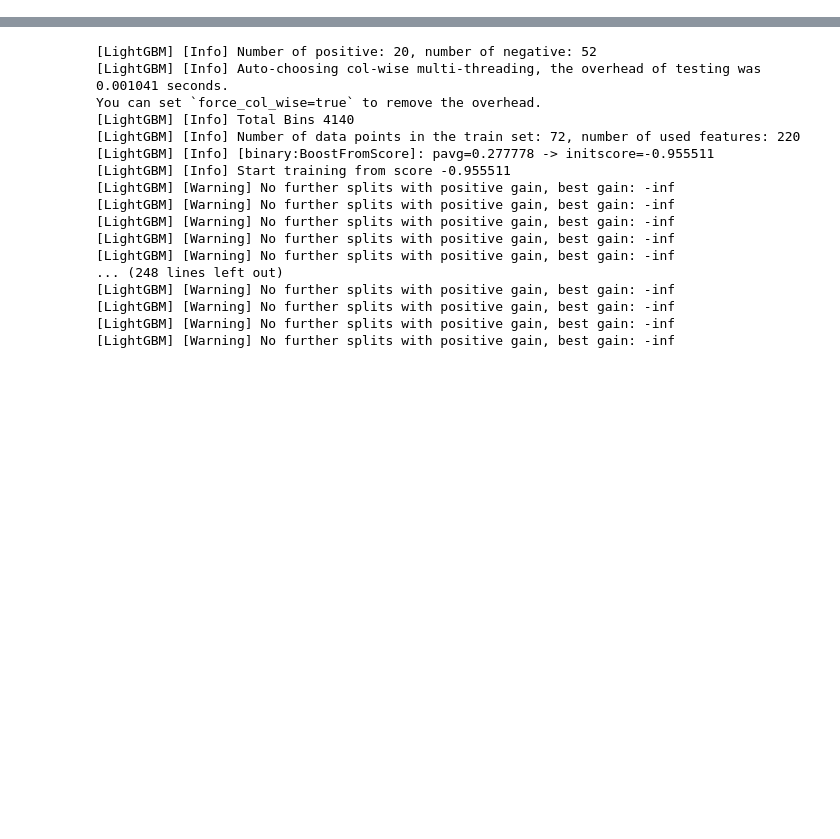
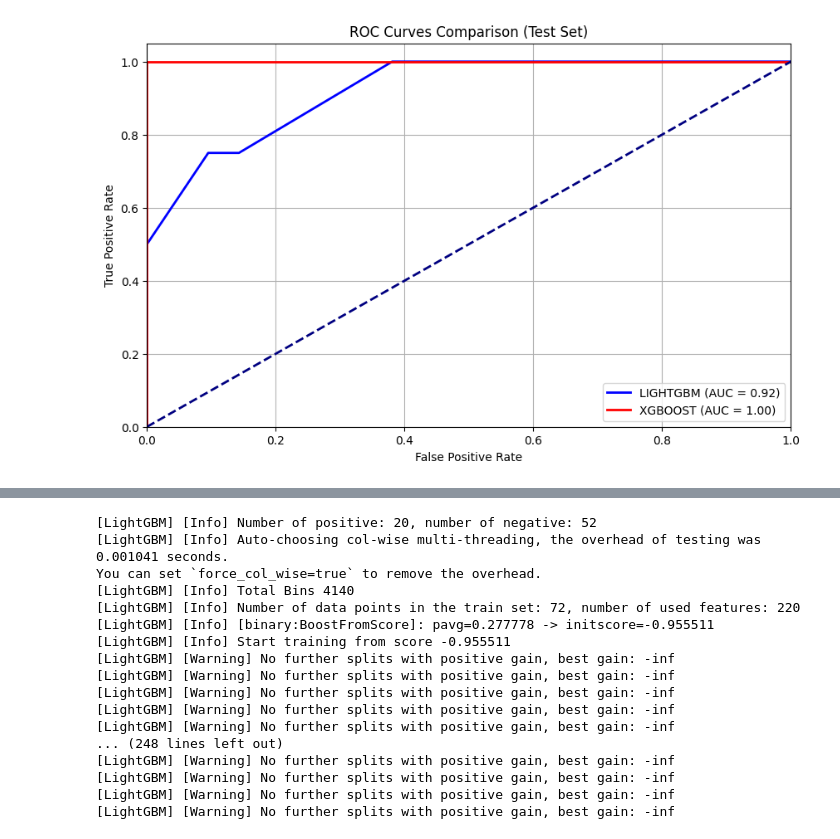
Before and after one commit to lukuenya/Thesis, a Jupyter notebook: notebooks/frailty_state.ipynb, the cells around one changed output, grey strips where cells are left out. Drawn from its saved outputs; the diff is of its cells as text; code cells hidden in the pictures; blank space fills up the shorter version.

```diff
--- a/notebooks/frailty_state.ipynb
+++ b/notebooks/frailty_state.ipynb
@@ -20,0 +79,30 @@ X, y = data_loader.load_data()
+# %%
+# Split the data into train and test sets
+X_train, X_test, y_train, y_test = train_test_split(X, y, test_size=0.20, stratify=y, random_state=40)
+# %%
+# 1. ROC Curves
+plt.figure(figsize=(10, 6))
+colors = {'lightgbm': 'blue', 'xgboost': 'red', 'catboost': 'green'}
+
+for name, model in models.items():
+    # Get predictions on test set only
+    y_pred_proba = model.predict_proba(X_test)[:, 1]
+
+    # Calculate ROC curve and AUC on test set
+    fpr, tpr, _ = roc_curve(y_test, y_pred_proba)
+    roc_auc = auc(fpr, tpr)
+
+    plt.plot(fpr, tpr, color=colors[name], lw=2,
+             label=f'{name.upper()} (AUC = {roc_auc:.2f})')
+
+plt.plot([0, 1], [0, 1], color='navy', lw=2, linestyle='--')
+plt.xlim([0.0, 1.0])
+plt.ylim([0.0, 1.05])
+plt.xlabel('False Positive Rate')
+plt.ylabel('True Positive Rate')
+plt.title('ROC Curves Comparison (Test Set)')
+plt.legend(loc="lower right")
+plt.grid(True)
+plt.show()
+# %% [output]
+[figure, added]
```
Also changed, not shown: parts of 14 cells of this notebook, 23 other files.
